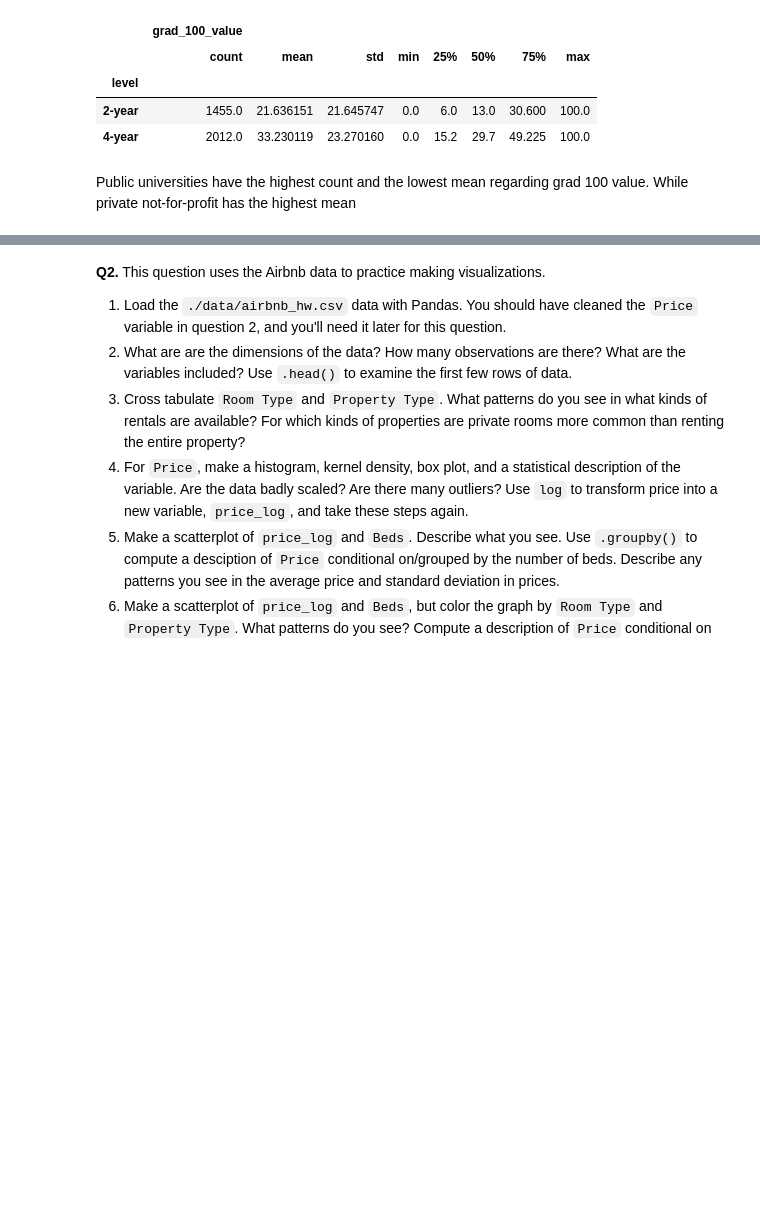
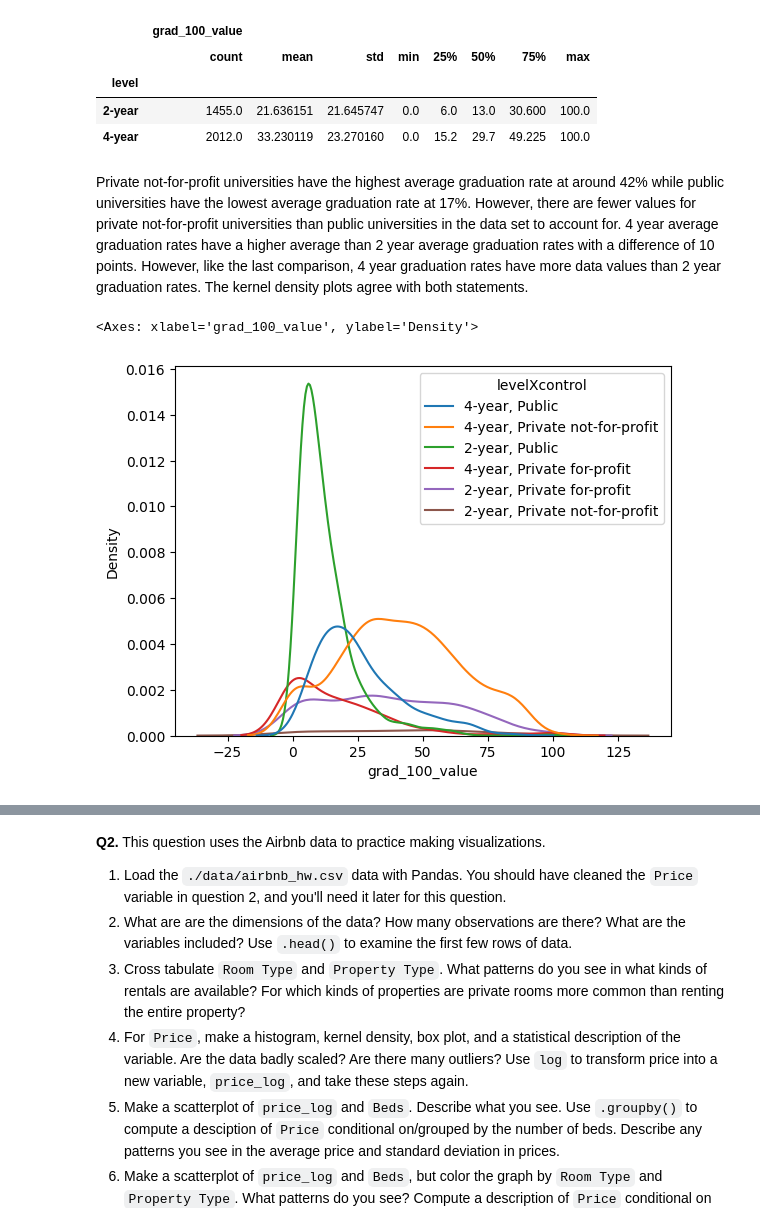
Before and after one commit to isabellamwright/visualization, a Jupyter notebook: assignment/assignment.ipynb, the cells around one changed output, grey strips where cells are left out. Saved outputs shown, nothing was run; the diff lists cells and outputs as text; code cells hidden in the pictures; blank space fills up the shorter version.

```diff
--- a/assignment/assignment.ipynb
+++ b/assignment/assignment.ipynb
@@ -145,4 +145,10 @@ df.loc[:,['level','grad_100_value']].groupby('level').describe()
 | 2-year | 1455.0 | 21.636151 | 21.645747 | 0.0 | 6.0 | 13.0 | 30.600 | 100.0 |
 | 4-year | 2012.0 | 33.230119 | 23.270160 | 0.0 | 15.2 | 29.7 | 49.225 | 100.0 |
 # %% [markdown]
-Public universities have the highest count and the lowest mean regarding grad 100 value. While private not-for-profit  has the highest mean
+Private not-for-profit universities have the highest average graduation rate at around 42% while public universities have the lowest average graduation rate at 17%. However, there are fewer  values for private not-for-profit universities than public universities in the data set to account for. 4 year average graduation rates have a higher average than 2 year average graduation rates with a difference of 10 points. However, like the last comparison, 4 year graduation rates have more data values than 2 year graduation rates. The kernel density plots agree with both statements.
+# %%
+df['levelXcontrol']=df['level']+', '+df['control']
+sns.kdeplot(data=df, x='grad_100_value',hue='levelXcontrol')
+# %% [output]
+<Axes: xlabel='grad_100_value', ylabel='Density'>
+[figure, added]
```
Also changed, not shown: parts of 22 cells of this notebook.
